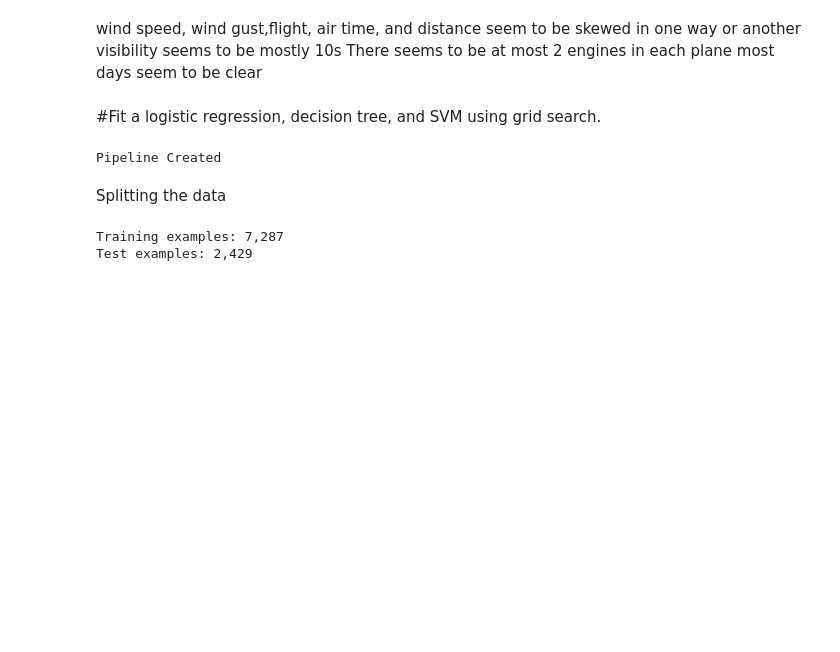
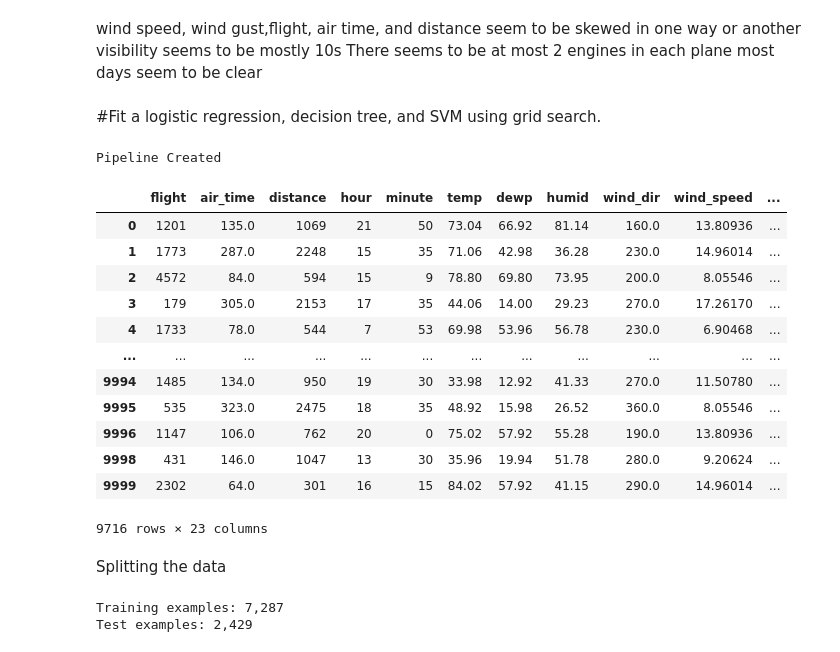
Before and after one commit to ed765super/Assignment-8-Ensembles, a Jupyter notebook: DATA602_Assignment_8_Ensembles.ipynb, the cells around one changed output. Saved outputs shown, nothing was run; the diff lists cells and outputs as text; code cells hidden in the pictures; blank space fills up the shorter version.

```diff
--- a/DATA602_Assignment_8_Ensembles.ipynb
+++ b/DATA602_Assignment_8_Ensembles.ipynb
@@ -148,8 +163,8 @@ nums = df.dtypes[df.dtypes != 'object'].index.tolist()
 cats = df.dtypes[df.dtypes == 'object'].index.tolist()
 
 #Now remove the columns I dont think I need
-cats = [x for x in cats if x not in ['tailnum','carrier','manufacturer','model',
-'dest']]
+nums = [x for x in nums if x not in ['arr_delay']]
+cats = [x for x in cats if x not in ['tailnum']]
 
 num_pipeline = Pipeline([('impute_missing', SimpleImputer(strategy='median')),
                            ('standardize_num', StandardScaler())
@@ -164,6 +179,22 @@ processing_pipeline = ColumnTransformer(transformers=[('proc_numeric', num_pipel
 print('Pipeline Created')
 # %% [output]
 Pipeline Created
+# %%
+df[nums+cats]
+# %% [output]
+|  | flight | air_time | distance | hour | minute | temp | dewp | humid | wind_dir | wind_speed | ... |
+| 0 | 1201 | 135.0 | 1069 | 21 | 50 | 73.04 | 66.92 | 81.14 | 160.0 | 13.80936 | ... |
+| 1 | 1773 | 287.0 | 2248 | 15 | 35 | 71.06 | 42.98 | 36.28 | 230.0 | 14.96014 | ... |
+| 2 | 4572 | 84.0 | 594 | 15 | 9 | 78.80 | 69.80 | 73.95 | 200.0 | 8.05546 | ... |
+| 3 | 179 | 305.0 | 2153 | 17 | 35 | 44.06 | 14.00 | 29.23 | 270.0 | 17.26170 | ... |
+| 4 | 1733 | 78.0 | 544 | 7 | 53 | 69.98 | 53.96 | 56.78 | 230.0 | 6.90468 | ... |
+| ... | ... | ... | ... | ... | ... | ... | ... | ... | ... | ... | ... |
+| 9994 | 1485 | 134.0 | 950 | 19 | 30 | 33.98 | 12.92 | 41.33 | 270.0 | 11.50780 | ... |
+| 9995 | 535 | 323.0 | 2475 | 18 | 35 | 48.92 | 15.98 | 26.52 | 360.0 | 8.05546 | ... |
+| 9996 | 1147 | 106.0 | 762 | 20 | 0 | 75.02 | 57.92 | 55.28 | 190.0 | 13.80936 | ... |
+| 9998 | 431 | 146.0 | 1047 | 13 | 30 | 35.96 | 19.94 | 51.78 | 280.0 | 9.20624 | ... |
+| 9999 | 2302 | 64.0 | 301 | 16 | 15 | 84.02 | 57.92 | 41.15 | 290.0 | 14.96014 | ... |
+9716 rows × 23 columns
 # %% [markdown]
 Splitting the data
 # %%
```
Also changed, not shown: parts of 6 cells of this notebook.
